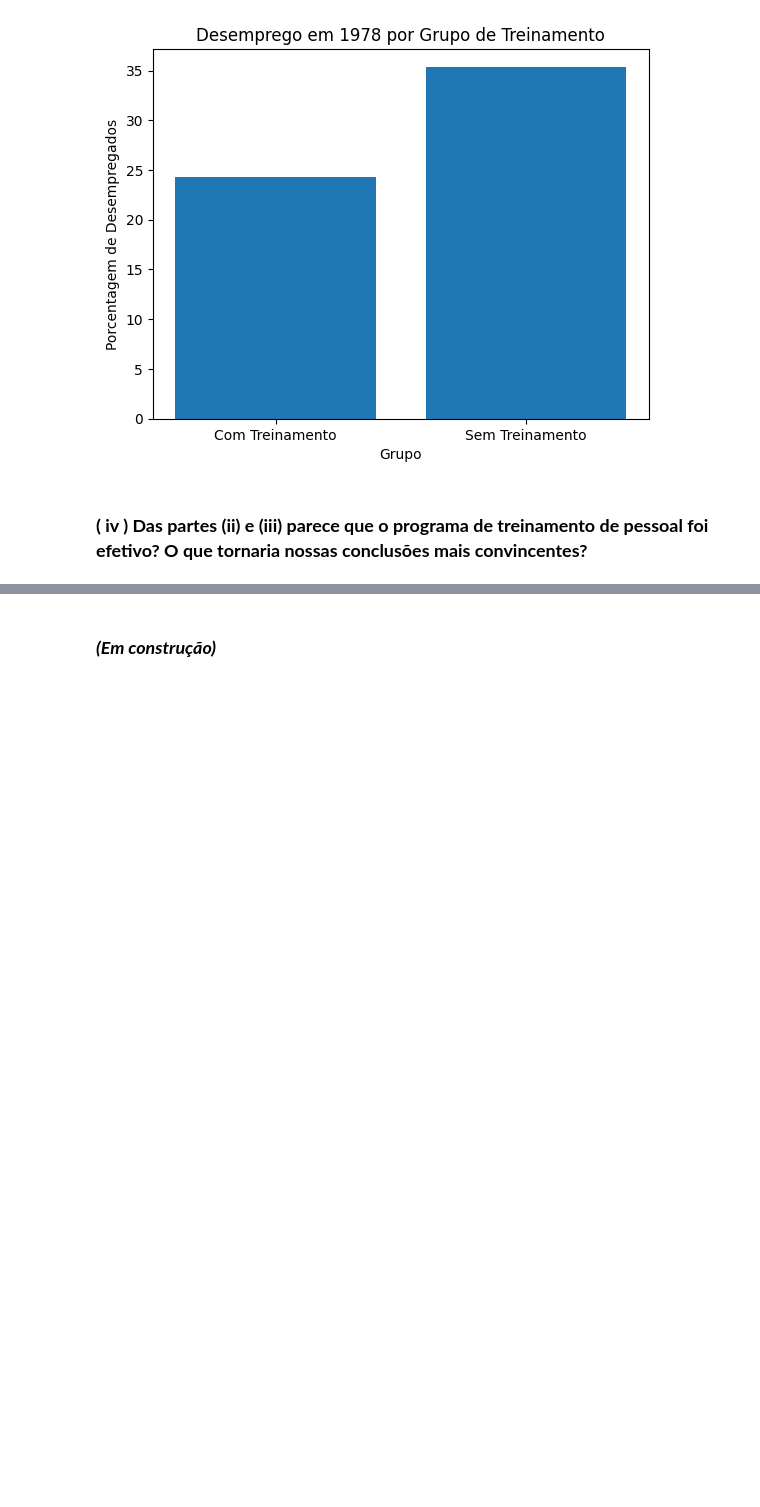
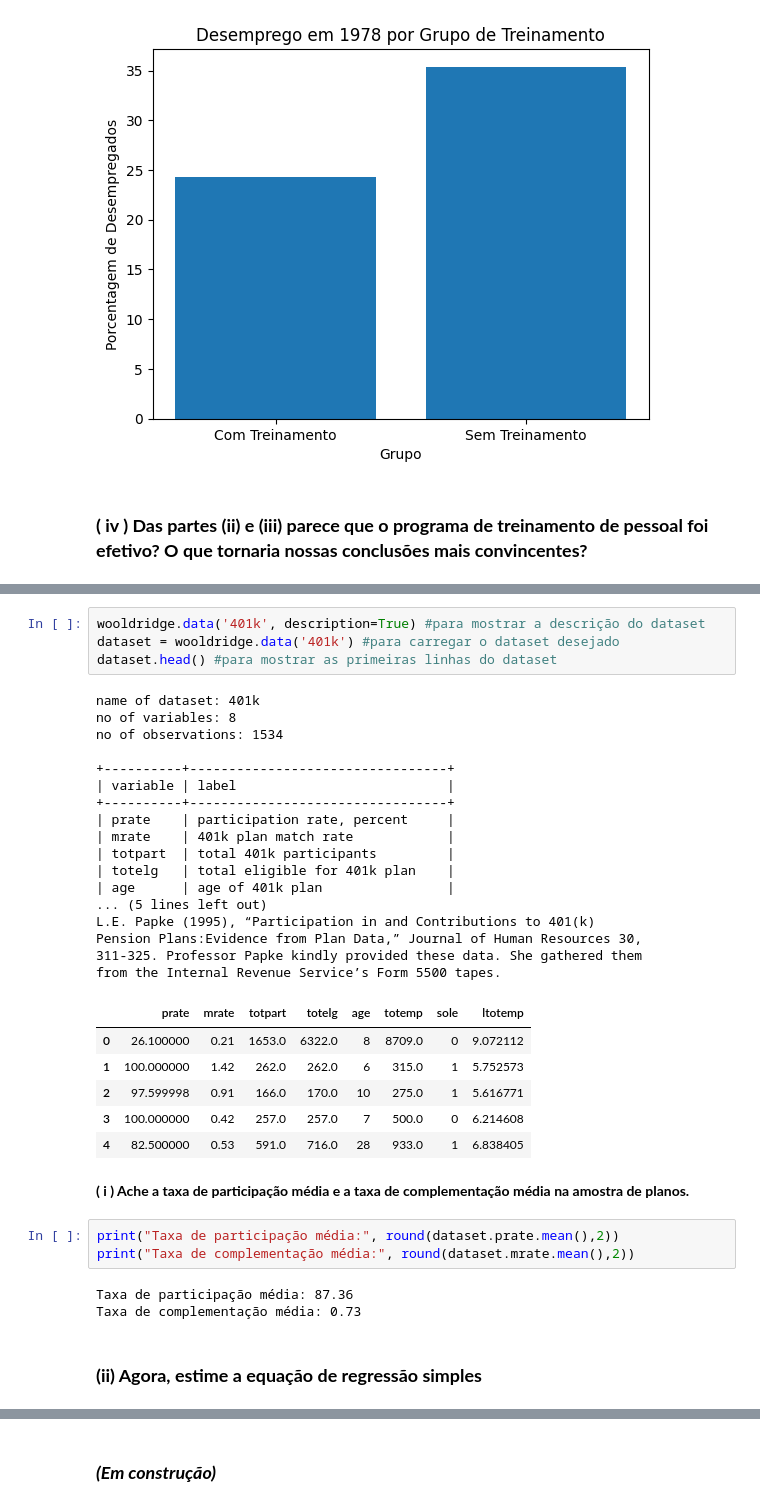
Before and after one commit to JoaoSilvaCorreia/Python, a Jupyter notebook: Econometrics/EconometriaWooldridge.ipynb, the cells around one changed output, grey strips where cells are left out. Cells and saved outputs as stored; diff of their text form; blank space fills up the shorter version.

```diff
--- a/Econometrics/EconometriaWooldridge.ipynb
+++ b/Econometrics/EconometriaWooldridge.ipynb
@@ -547,0 +550,38 @@ Porcentagem de desempregados sem treinamento: 35.38%
+# %%
+wooldridge.data('401k', description=True) #para mostrar a descrição do dataset
+dataset = wooldridge.data('401k') #para carregar o dataset desejado
+dataset.head() #para mostrar as primeiras linhas do dataset
+# %% [output]
+name of dataset: 401k
+no of variables: 8
+no of observations: 1534
+
++----------+---------------------------------+
+| variable | label                           |
++----------+---------------------------------+
+| prate    | participation rate, percent     |
+| mrate    | 401k plan match rate            |
+| totpart  | total 401k participants         |
+| totelg   | total eligible for 401k plan    |
+| age      | age of 401k plan                |
+... (5 lines left out)
+L.E. Papke (1995), “Participation in and Contributions to 401(k)
+Pension Plans:Evidence from Plan Data,” Journal of Human Resources 30,
+311-325. Professor Papke kindly provided these data. She gathered them
+from the Internal Revenue Service’s Form 5500 tapes.
+|  | prate | mrate | totpart | totelg | age | totemp | sole | ltotemp |
+| 0 | 26.100000 | 0.21 | 1653.0 | 6322.0 | 8 | 8709.0 | 0 | 9.072112 |
+| 1 | 100.000000 | 1.42 | 262.0 | 262.0 | 6 | 315.0 | 1 | 5.752573 |
+| 2 | 97.599998 | 0.91 | 166.0 | 170.0 | 10 | 275.0 | 1 | 5.616771 |
+| 3 | 100.000000 | 0.42 | 257.0 | 257.0 | 7 | 500.0 | 0 | 6.214608 |
+| 4 | 82.500000 | 0.53 | 591.0 | 716.0 | 28 | 933.0 | 1 | 6.838405 |
+# %% [markdown]
+**( i ) Ache a taxa de participação média e a taxa de complementação média na amostra de planos.**
+# %%
+print("Taxa de participação média:", round(dataset.prate.mean(),2))
+print("Taxa de complementação média:", round(dataset.mrate.mean(),2))
+# %% [output]
+Taxa de participação média: 87.36
+Taxa de complementação média: 0.73
+# %% [markdown]
+### **(ii) Agora, estime a equação de regressão simples**
```
Also changed, not shown: parts of 3 cells of this notebook.
